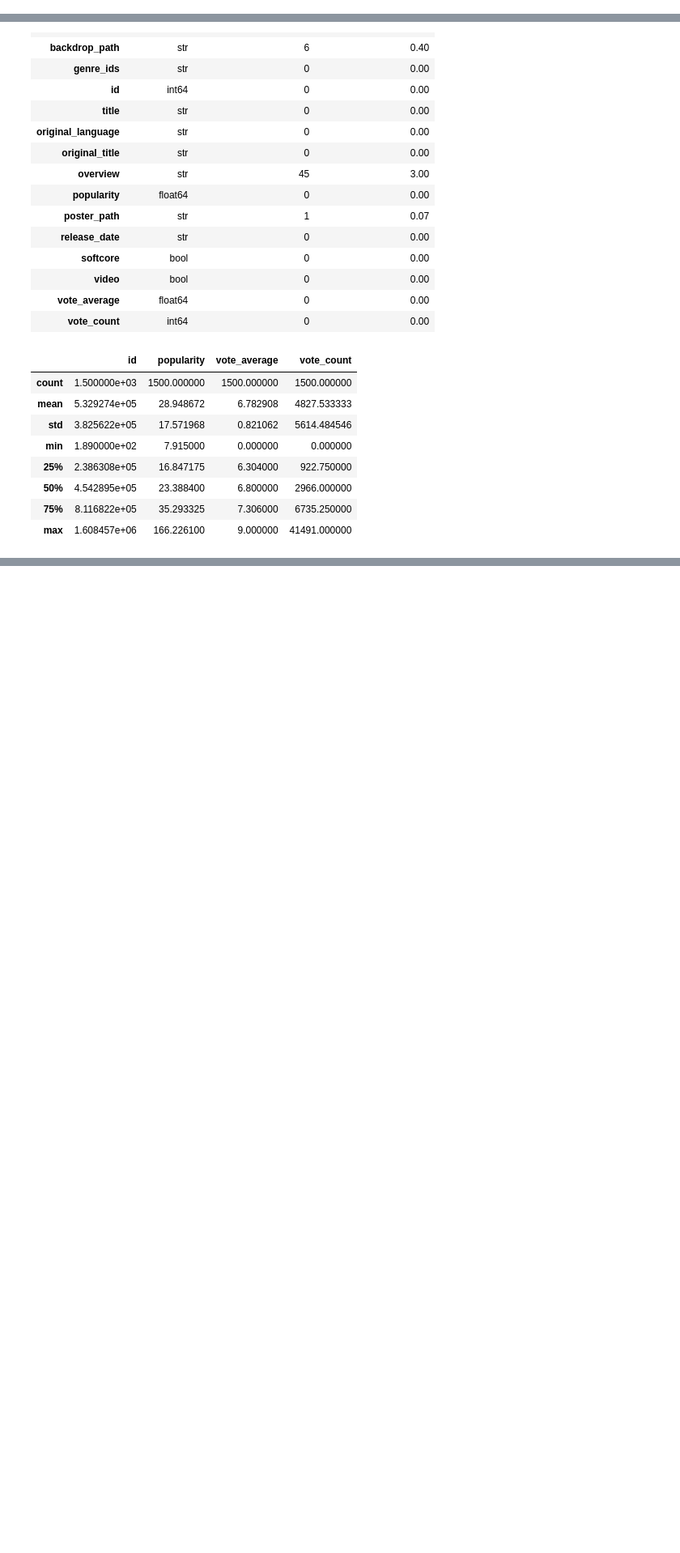
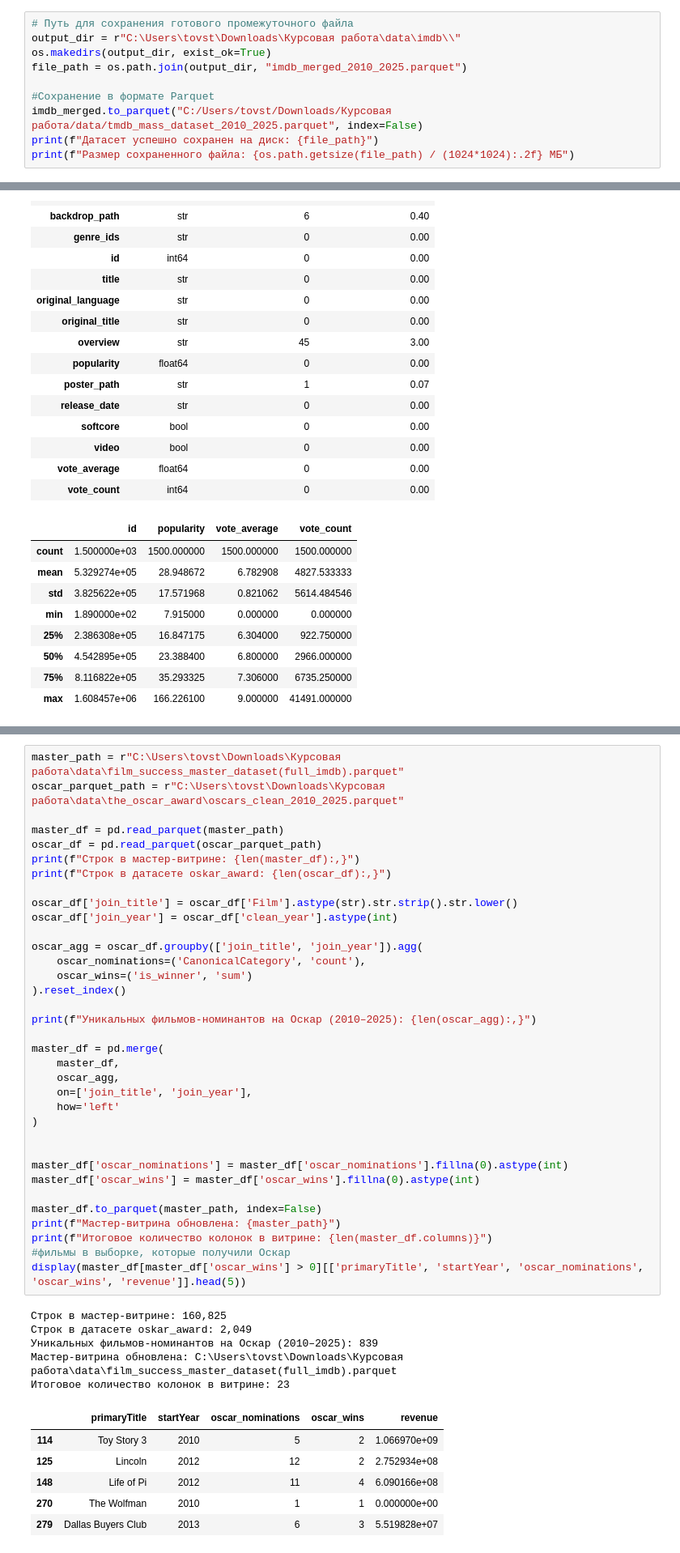
Before and after one commit to MariaTovstik/film-success-analysis-coursework, a Jupyter notebook: Data_analysis.ipynb, the cells around one changed output, grey strips where cells are left out. Shown at 81% size. Drawn from its saved outputs; the diff is of its cells as text; blank space fills up the shorter version.

```diff
--- a/Data_analysis.ipynb
+++ b/Data_analysis.ipynb
@@ -135,3 +140,13 @@ display(imdb_merged.head())
 | 2 | tt0069049 | movie | The Other Side of the Wind | 0 | 2018 | 122.0 | Drama | 6.6 | ... |
 | 3 | tt0070596 | movie | Socialist Realism | 0 | 2023 | 78.0 | Drama,History | 6.8 | ... |
 | 4 | tt0088837 | movie | Hamara Shahar - Bombay, Our City | 0 | 2010 | 82.0 | Documentary | 8.2 | ... |
+# %%
+# Путь для сохранения готового промежуточного файла
+output_dir = r"C:\Users\tovst\Downloads\Курсовая работа\data\imdb\\"
+os.makedirs(output_dir, exist_ok=True)
+file_path = os.path.join(output_dir, "imdb_merged_2010_2025.parquet")
+
+#Сохранение в формате Parquet
+imdb_merged.to_parquet("C:/Users/tovst/Downloads/Курсовая работа/data/tmdb_mass_dataset_2010_2025.parquet", index=False)
+print(f"Датасет успешно сохранен на диск: {file_path}")
+print(f"Размер сохраненного файла: {os.path.getsize(file_path) / (1024*1024):.2f} МБ")
@@ -903,0 +1121,47 @@ display(df_tmdb_mass.describe())
+# %%
+master_path = r"C:\Users\tovst\Downloads\Курсовая работа\data\film_success_master_dataset(full_imdb).parquet"
+oscar_parquet_path = r"C:\Users\tovst\Downloads\Курсовая работа\data\the_oscar_award\oscars_clean_2010_2025.parquet"
+
+master_df = pd.read_parquet(master_path)
+oscar_df = pd.read_parquet(oscar_parquet_path)
+print(f"Строк в мастер-витрине: {len(master_df):,}")
+print(f"Строк в датасете oskar_award: {len(oscar_df):,}")
+
+oscar_df['join_title'] = oscar_df['Film'].astype(str).str.strip().str.lower()
+oscar_df['join_year'] = oscar_df['clean_year'].astype(int)
+
+oscar_agg = oscar_df.groupby(['join_title', 'join_year']).agg(
+    oscar_nominations=('CanonicalCategory', 'count'),
+    oscar_wins=('is_winner', 'sum')
+).reset_index()
+
+print(f"Уникальных фильмов-номинантов на Оскар (2010–2025): {len(oscar_agg):,}")
+
+master_df = pd.merge(
+    master_df,
+    oscar_agg,
+    on=['join_title', 'join_year'],
+    how='left'
+)
+
+
+master_df['oscar_nominations'] = master_df['oscar_nominations'].fillna(0).astype(int)
+master_df['oscar_wins'] = master_df['oscar_wins'].fillna(0).astype(int)
+
+master_df.to_parquet(master_path, index=False)
+print(f"Мастер-витрина обновлена: {master_path}")
+print(f"Итоговое количество колонок в витрине: {len(master_df.columns)}")
+#фильмы в выборке, которые получили Оскар
+display(master_df[master_df['oscar_wins'] > 0][['primaryTitle', 'startYear', 'oscar_nominations', 'oscar_wins', 'revenue']].head(5))
+# %% [output]
+Строк в мастер-витрине: 160,825
+Строк в датасете oskar_award: 2,049
+Уникальных фильмов-номинантов на Оскар (2010–2025): 839
+Мастер-витрина обновлена: C:\Users\tovst\Downloads\Курсовая работа\data\film_success_master_dataset(full_imdb).parquet
+Итоговое количество колонок в витрине: 23
+|  | primaryTitle | startYear | oscar_nominations | oscar_wins | revenue |
+| 114 | Toy Story 3 | 2010 | 5 | 2 | 1.066970e+09 |
+| 125 | Lincoln | 2012 | 12 | 2 | 2.752934e+08 |
+| 148 | Life of Pi | 2012 | 11 | 4 | 6.090166e+08 |
+| 270 | The Wolfman | 2010 | 1 | 1 | 0.000000e+00 |
+| 279 | Dallas Buyers Club | 2013 | 6 | 3 | 5.519828e+07 |
```
Also changed, not shown: parts of 25 cells of this notebook.
